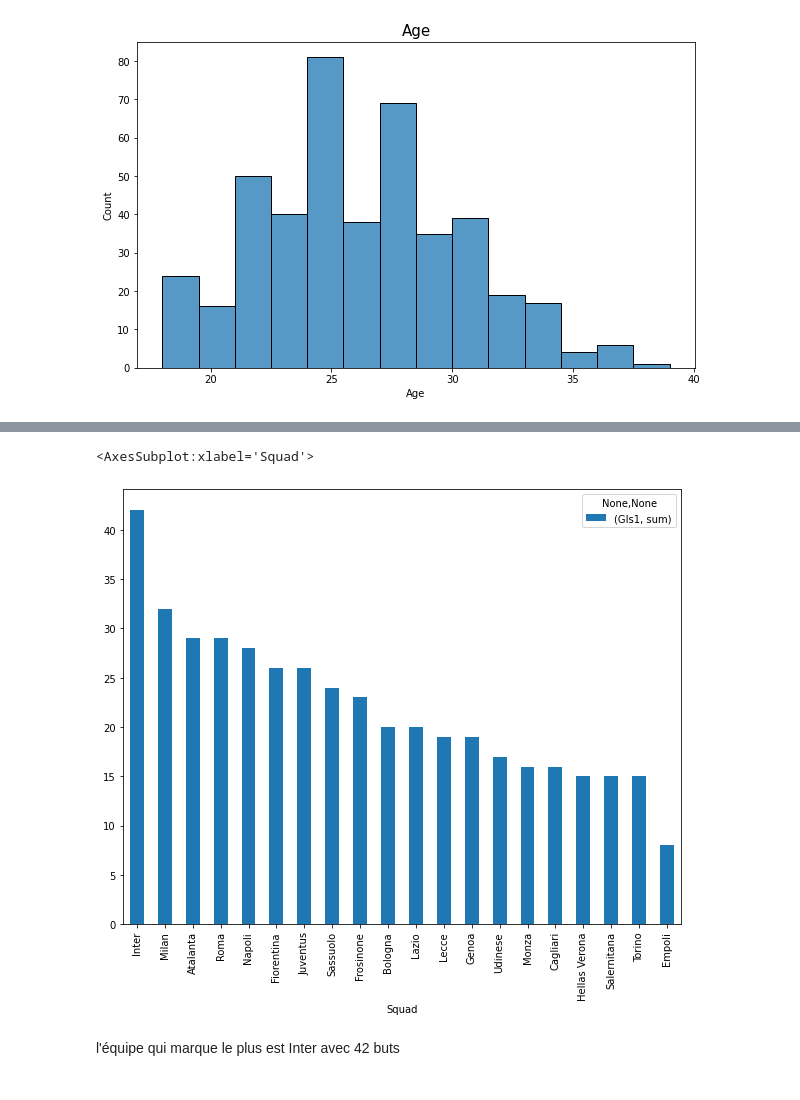
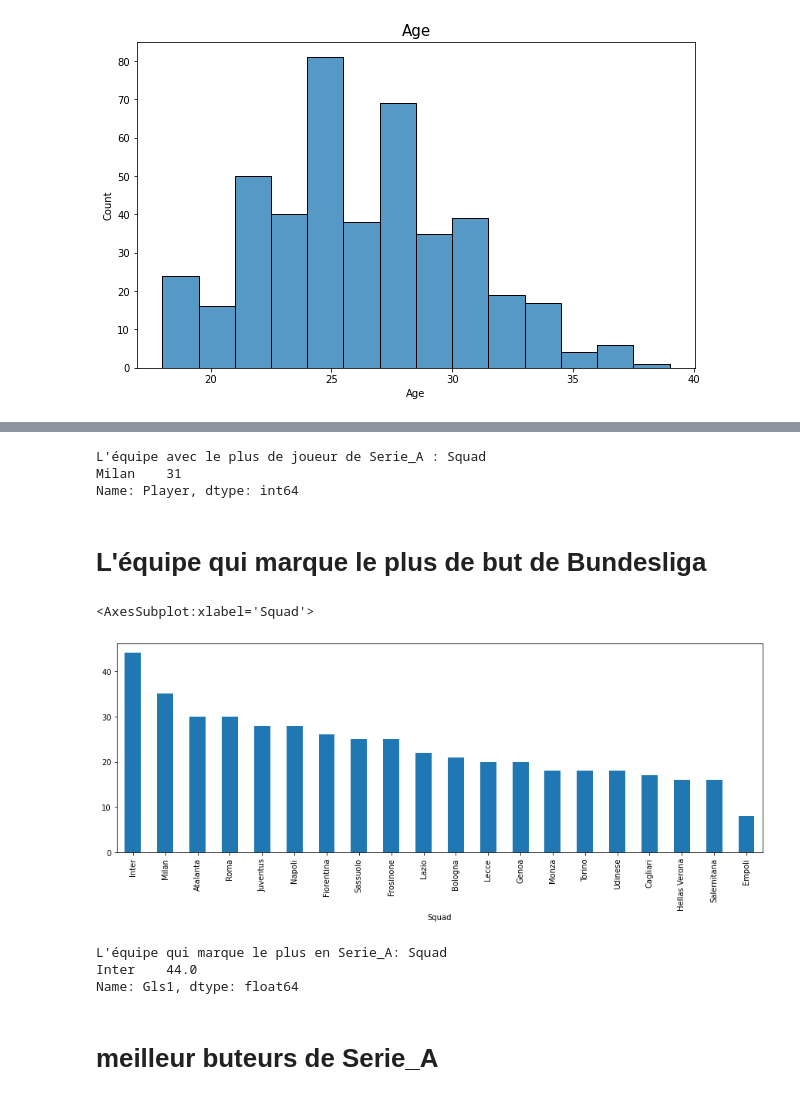
Before and after one commit to Andre-Ongani/Python, a Jupyter notebook: Football Webscraping.ipynb, the cells around one changed output, grey strips where cells are left out. Saved outputs shown, nothing was run; the diff lists cells and outputs as text; code cells hidden in the pictures.

```diff
--- a/Football Webscraping.ipynb
+++ b/Football Webscraping.ipynb
@@ -1910,8 +2267,25 @@ but_Equipe_Serie_A.sort_values(by=('Gls1', 'sum'))
+# %%
+NB_joueurs_equipes_Serie_A = Serie_A.groupby('Squad',)['Player'].count().sort_values(ascending = False)[:1]
+print("L'équipe avec le plus de joueur de Serie_A :",NB_joueurs_equipes_Serie_A)
+# %% [output]
+L'équipe avec le plus de joueur de Serie_A : Squad
+Milan    31
+Name: Player, dtype: int64
+# %% [markdown]
+# L'équipe qui marque le plus de but de Bundesliga
 # %%
-but_Equipe_Serie_A.sort_values(by=('Gls1', 'sum'), ascending=False).plot(figsize=(10,8),kind="bar")
+but_Equipe_Serie_A = Serie_A.groupby('Squad')['Gls1'].sum().sort_values(ascending = False)
+but_Equipe_Serie_A.plot(figsize=(15,5),kind="bar")
 # %% [output]
 <AxesSubplot:xlabel='Squad'>
-[figure, old version]
+[figure, new version]
-# %% [markdown]
-l'équipe qui marque le plus est Inter avec 42 buts
+# %%
+but_Equipe_Serie_A = Serie_A.groupby('Squad')['Gls1'].sum().sort_values(ascending = False)[:1]
+print("L'équipe qui marque le plus en Serie_A:", but_Equipe_Serie_A)
+# %% [output]
+L'équipe qui marque le plus en Serie_A: Squad
+Inter    44.0
+Name: Gls1, dtype: float64
+# %% [markdown]
+# meilleur buteurs de Serie_A
 # %%
```
Also changed, not shown: parts of 470 cells of this notebook.
